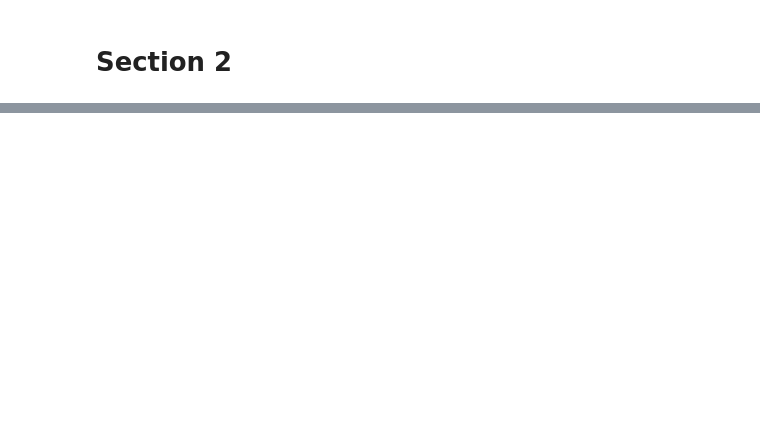
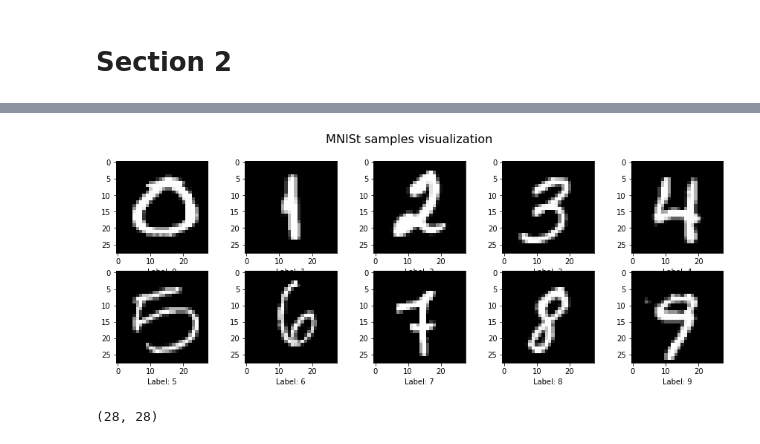
Before and after one commit to sayan0506/Comparative-STudy-of-Effect-of-Transfer-Learning-om-Different-Handwritten-Digit-Datasets-using-WandB, a Jupyter notebook: IIITD_assignment_task_2_test_script.ipynb, the cells around one changed output, grey strips where cells are left out. Cells and saved outputs as stored; diff of their text form; code cells hidden in the pictures; blank space fills up the shorter version.

```diff
--- a/IIITD_assignment_task_2_test_script.ipynb
+++ b/IIITD_assignment_task_2_test_script.ipynb
@@ -752,0 +815,32 @@ Test 2 report: https://wandb.ai/sayan0506/Master%20Training/reports/Project-Dash
+# %%
+def mnist_vis(x_train, y_train, class_ids):
+  '''
+  Visualize random MNIST samples
+  '''
+  index_list = [random.choice([j for j,label in enumerate(y_train) if label==i])
+   for i in class_ids]
+
+  # obtaining sample images from train set
+  sample_img = [x_train[index] for index in index_list]
+
+  rows = 2
+  cols = int(len(index_list)/rows)
+
+  fig = plt.figure(figsize = (15,5))
+  fig.suptitle('MNISt samples visualization', fontsize = 16)
+  fig.tight_layout()
+
+  for a,idx in enumerate(index_list):
+    fig.add_subplot(rows, cols, a+1)
+    plt.imshow(x_train[idx], cmap = 'gray')
+    plt.xlabel(f'Label: {a}')
+
+  plt.show()
+# %%
+mnist_vis(x_train, y_train, class_ids)
+# %% [output]
+[figure, added]
+# %%
+x_train[27174].shape
+# %% [output]
+(28, 28)
```
Also changed, not shown: parts of 14 cells of this notebook.
